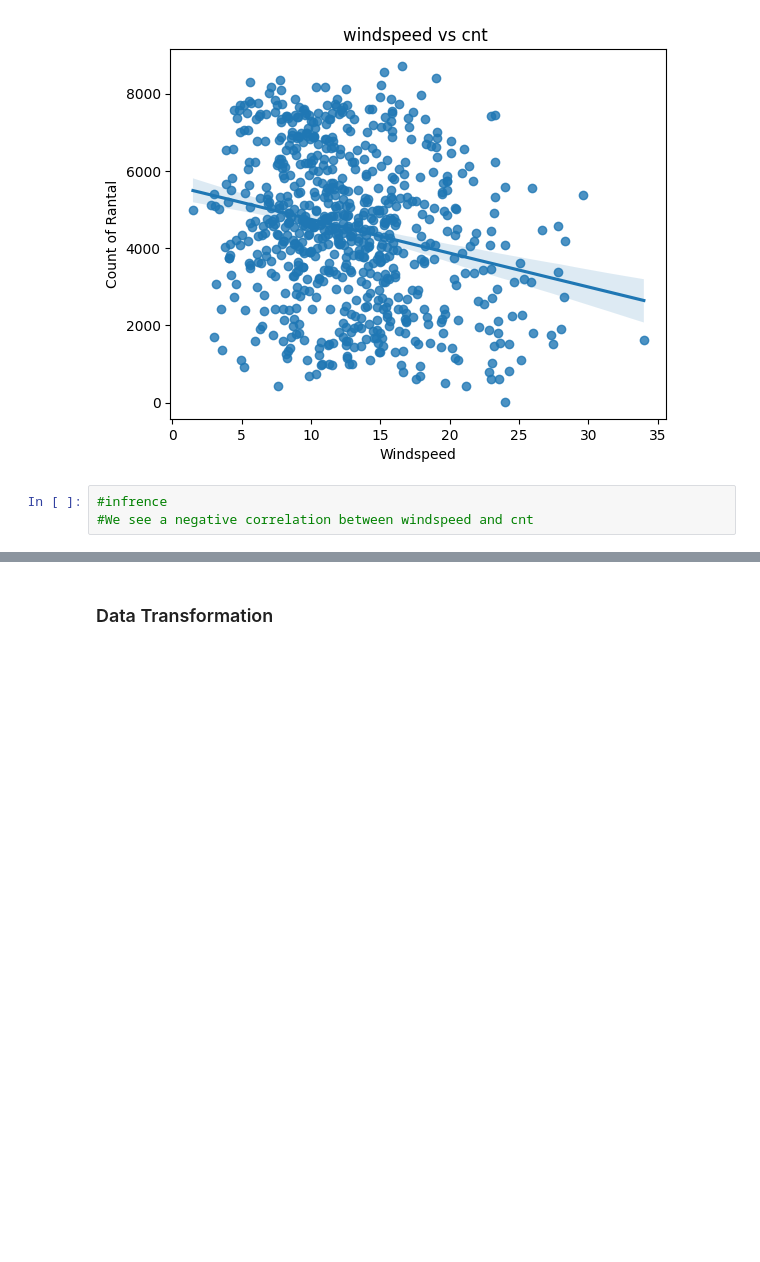
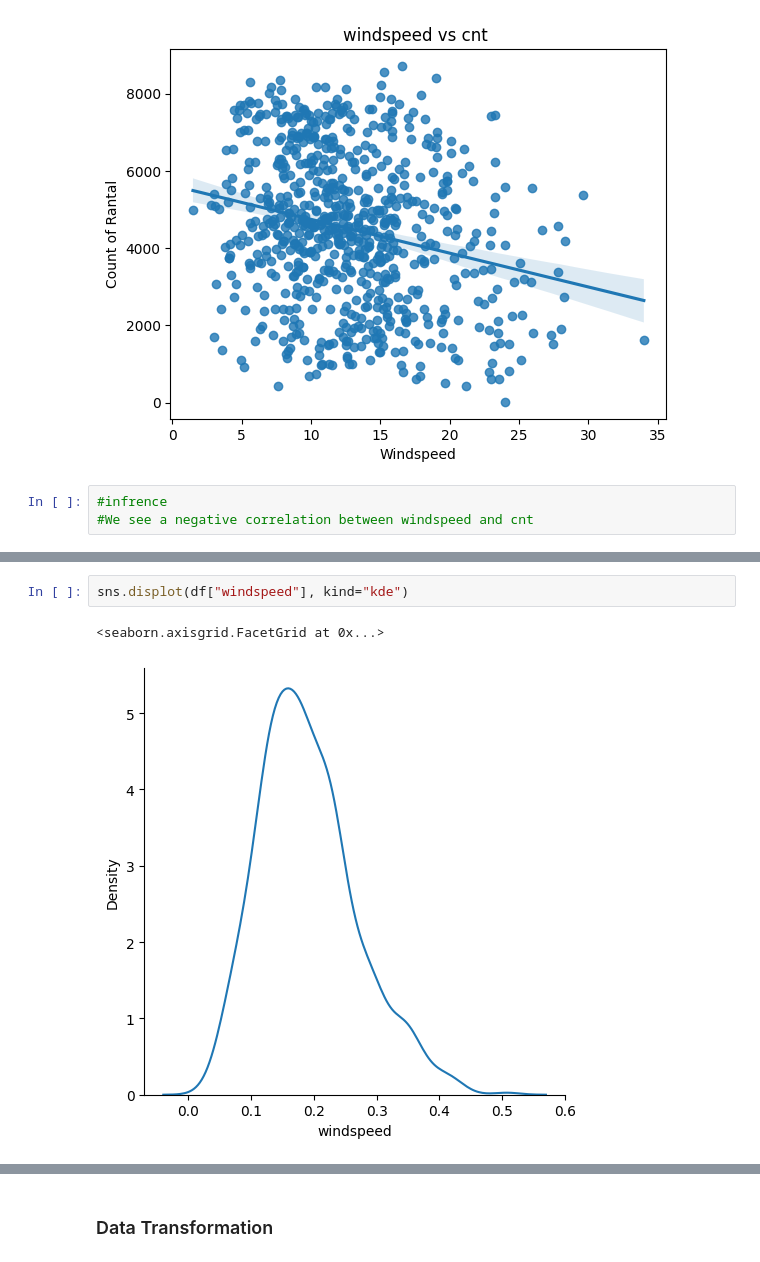
Before and after one commit to tufailahmed023/Bike-sharing, a Jupyter notebook: Notebook/Bike_Sharing.ipynb, the cells around one changed output, grey strips where cells are left out. Drawn from its saved outputs; the diff is of its cells as text; blank space fills up the shorter version.

```diff
--- a/Notebook/Bike_Sharing.ipynb
+++ b/Notebook/Bike_Sharing.ipynb
@@ -337,0 +344,5 @@ plt.show()
+# %%
+sns.displot(df["windspeed"], kind="kde")
+# %% [output]
+<seaborn.axisgrid.FacetGrid at 0x...>
+[figure, added]
```
Also changed, not shown: parts of 3 cells of this notebook.
